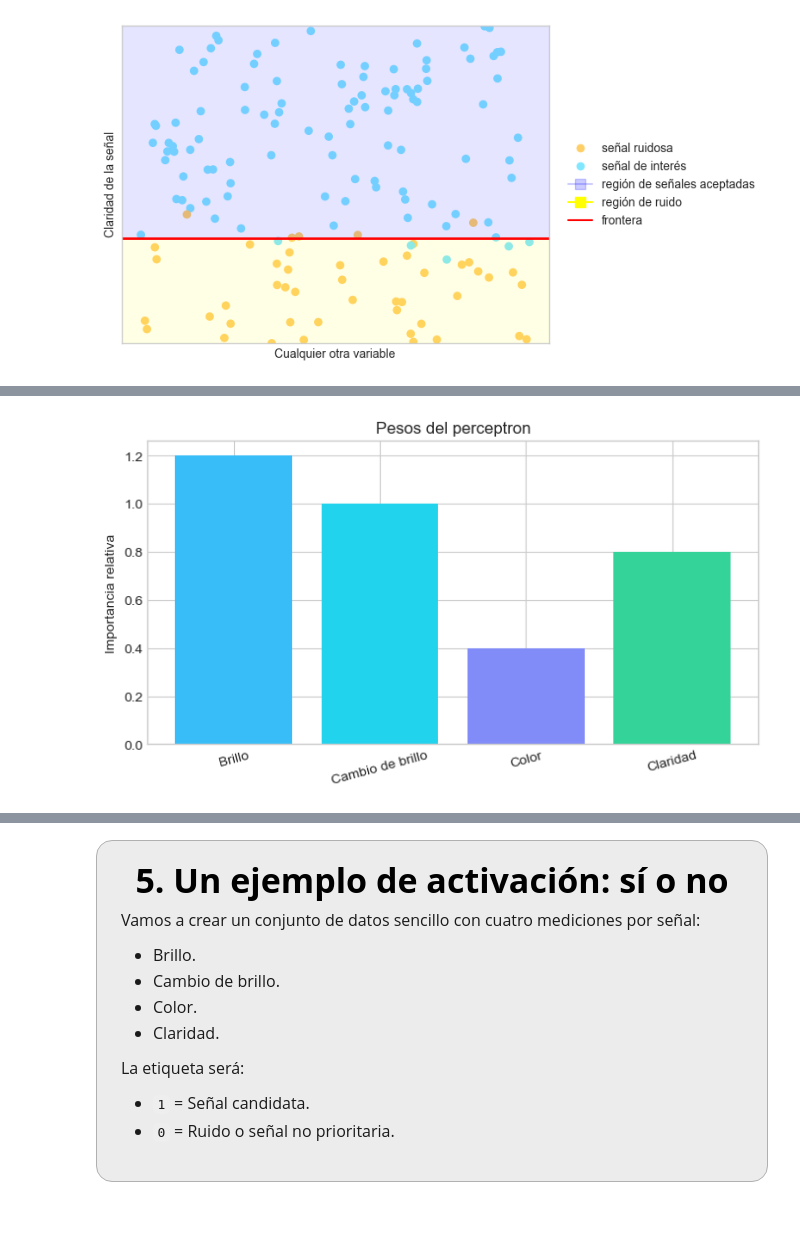
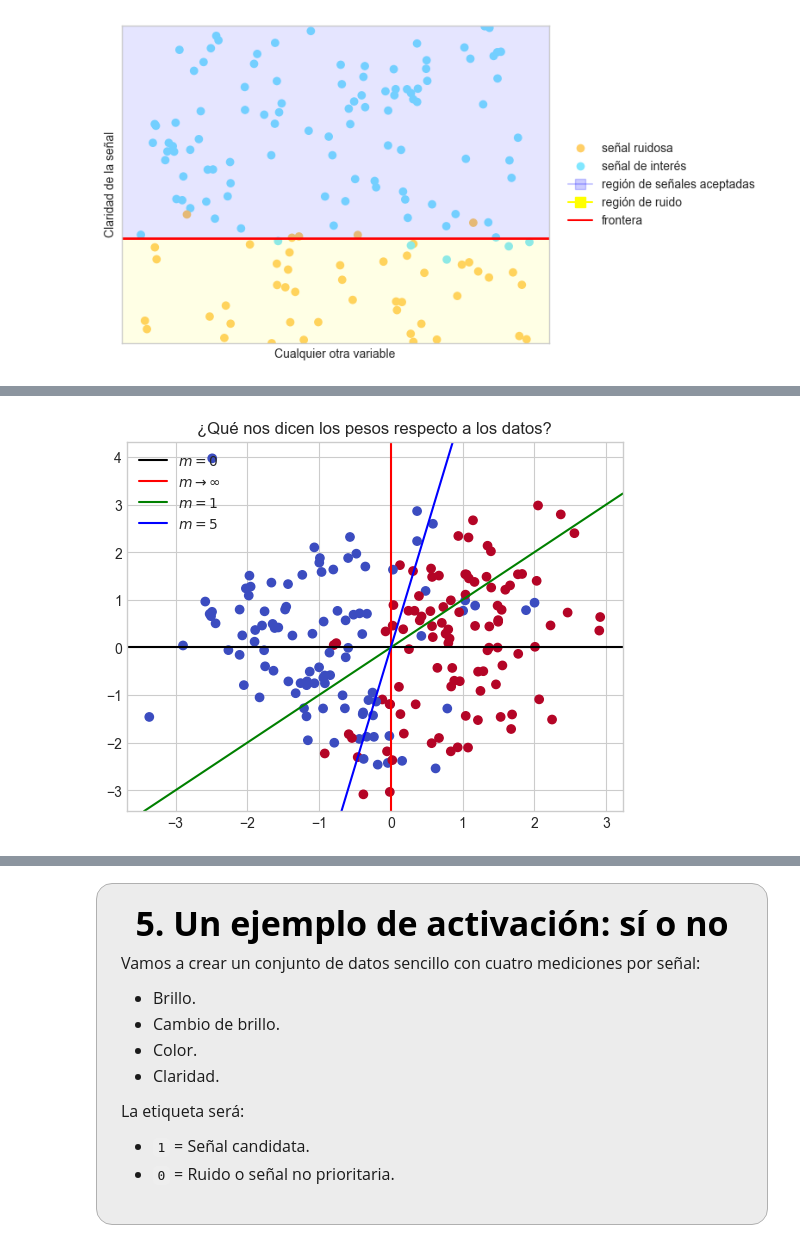
Before and after one commit to saacostad/ComputationalAstroPhysics, a Jupyter notebook: Final Project/Notebook_Observatorio_Aprende_a_Mirar.ipynb, the cells around one changed output, grey strips where cells are left out. Cells and saved outputs as stored; diff of their text form; code cells hidden in the pictures; blank space fills up the shorter version.

```diff
--- a/Final Project/Notebook_Observatorio_Aprende_a_Mirar.ipynb
+++ b/Final Project/Notebook_Observatorio_Aprende_a_Mirar.ipynb
@@ -388,16 +434,21 @@ Eso significa que el perceptrón aprende qué pistas son más útiles para detec
 </div>
-# %%
-nombres = ['Brillo', 'Cambio de brillo', 'Color', 'Claridad']
-pesos_demo = np.array([1.2, 1.0, 0.4, 0.8])
-
-plt.figure(figsize=(8, 4))
-plt.bar(nombres, pesos_demo, color=['#38bdf8', '#22d3ee', '#818cf8', '#34d399'])
-plt.title('Pesos del perceptron')
-plt.ylabel('Importancia relativa')
-plt.xticks(rotation=15)
-plt.show()
-# %% [output]
-[figure, removed]
+# %%
+# Mostramos los datos
+fig, ax = plt.subplots()
+ax.scatter(X[:, 0], X[:, 1], c=y, cmap='coolwarm')
+
+# Trazamos las "fronteras"
+ax.axline((0, 0), slope=0, c = 'black', label=r'$m=0$')
+ax.axline((0, 0), slope=99999999., c = 'red', label=r'$m\to\infty$')
+ax.axline((0, 0), slope=1.0, c = 'green', label=r'$m=1$')
+ax.axline((0, 0), slope=5.0, c = 'blue', label=r'$m=5$')
+
+ax.legend()
+
+ax.set_title("¿Qué nos dicen los pesos respecto a los datos?")
+plt.show()
+# %% [output]
+[figure, added]
 # %% [markdown]
 <div style="
 background-color:#ececec;
```
Also changed, not shown: parts of 15 cells of this notebook.
